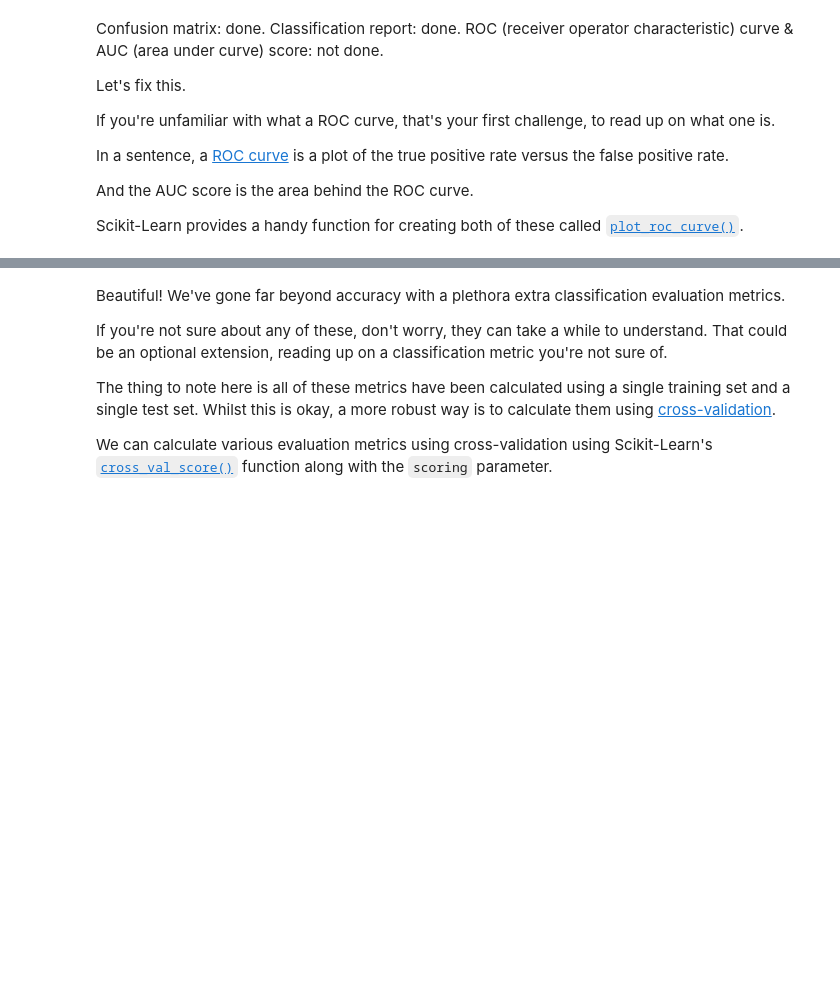
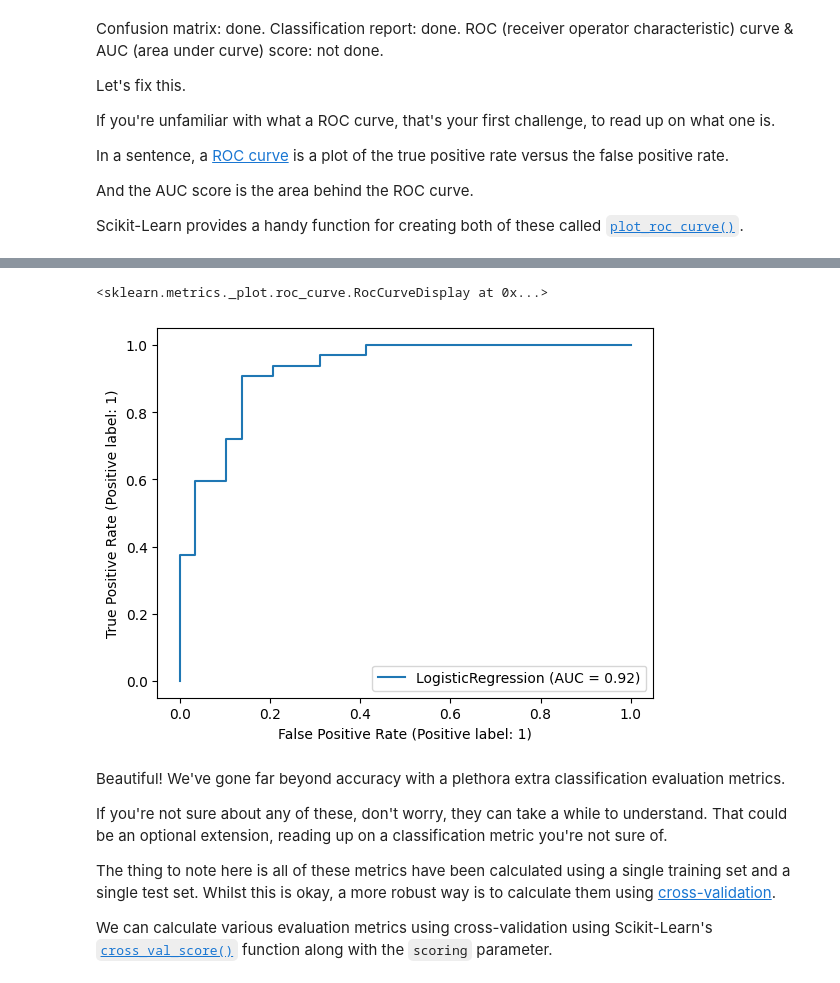
Before and after one commit to Meruja/PythonExercises, a Jupyter notebook: scikit_learn_exercises.ipynb, the cells around one changed output, grey strips where cells are left out. Drawn from its saved outputs; the diff is of its cells as text; code cells hidden in the pictures; blank space fills up the shorter version.

```diff
--- a/scikit_learn_exercises.ipynb
+++ b/scikit_learn_exercises.ipynb
@@ -453,6 +497,10 @@ Scikit-Learn provides a handy function for creating both of these called [`plot_
 # %%
 # Plot a ROC curve using our current machine learning model using plot_roc_curve
-###
+np.random.seed(42)
+RocCurveDisplay.from_estimator(clf, X_test, y_test)
+# %% [output]
+<sklearn.metrics._plot.roc_curve.RocCurveDisplay at 0x...>
+[figure, added]
 # %% [markdown]
 Beautiful! We've gone far beyond accuracy with a plethora extra classification evaluation metrics.
 
```
Also changed, not shown: parts of 20 cells of this notebook.
